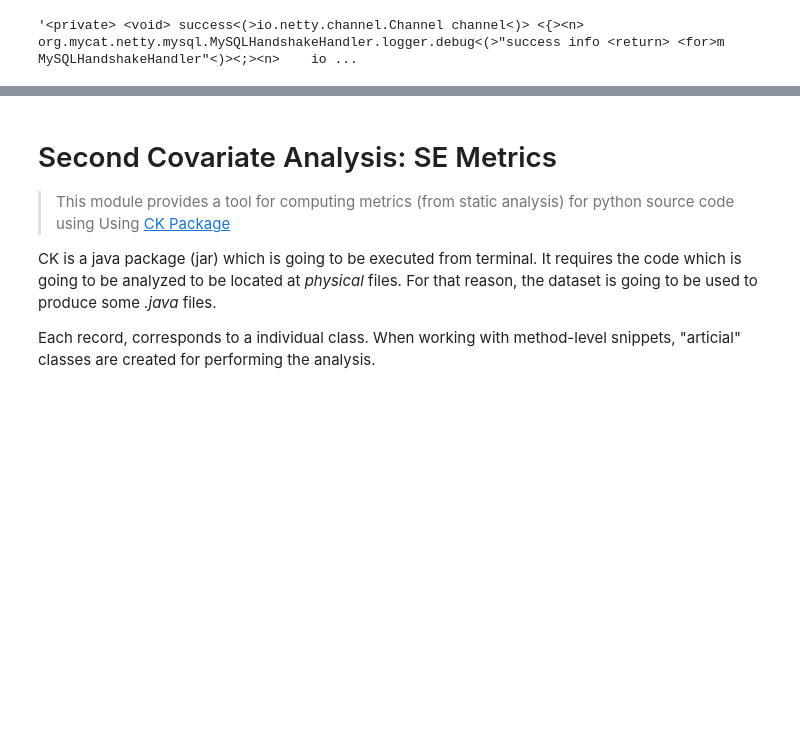
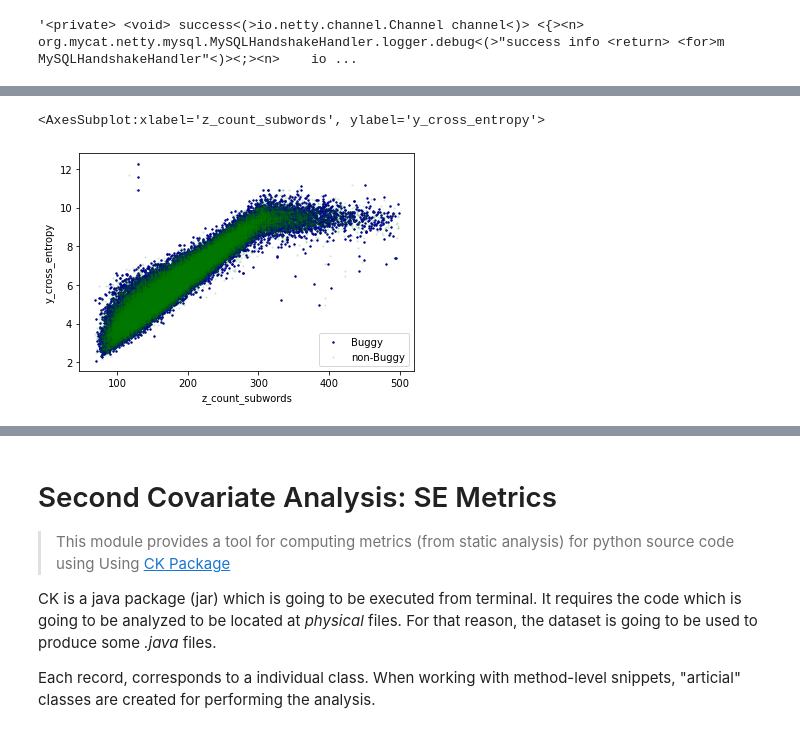
Before and after one commit to ArtificialSoftwareEngineering/InterpretingCodeGeneration, a Jupyter notebook: nbs/00_data.covariates.ipynb, the cells around one changed output, grey strips where cells are left out. Saved outputs shown, nothing was run; the diff lists cells and outputs as text; code cells hidden in the pictures; blank space fills up the shorter version.

```diff
--- a/nbs/00_data.covariates.ipynb
+++ b/nbs/00_data.covariates.ipynb
@@ -277,0 +362,6 @@ df_cross.describe()
+# %%
+ax = df_buggy.loc[lambda row: row["z_count_subwords"] < LIM ].plot.scatter(x="z_count_subwords", y="y_cross_entropy", s=S, color="DarkBlue", label="Buggy")
+df_nonbuggy.loc[lambda row: row["z_count_subwords"] < LIM ].plot.scatter(x="z_count_subwords", y="y_cross_entropy", s=S, color="Green", label="non-Buggy", alpha=0.1, ax=ax)
+# %% [output]
+<AxesSubplot:xlabel='z_count_subwords', ylabel='y_cross_entropy'>
+[figure, added]
```
Also changed, not shown: parts of 47 cells of this notebook.
